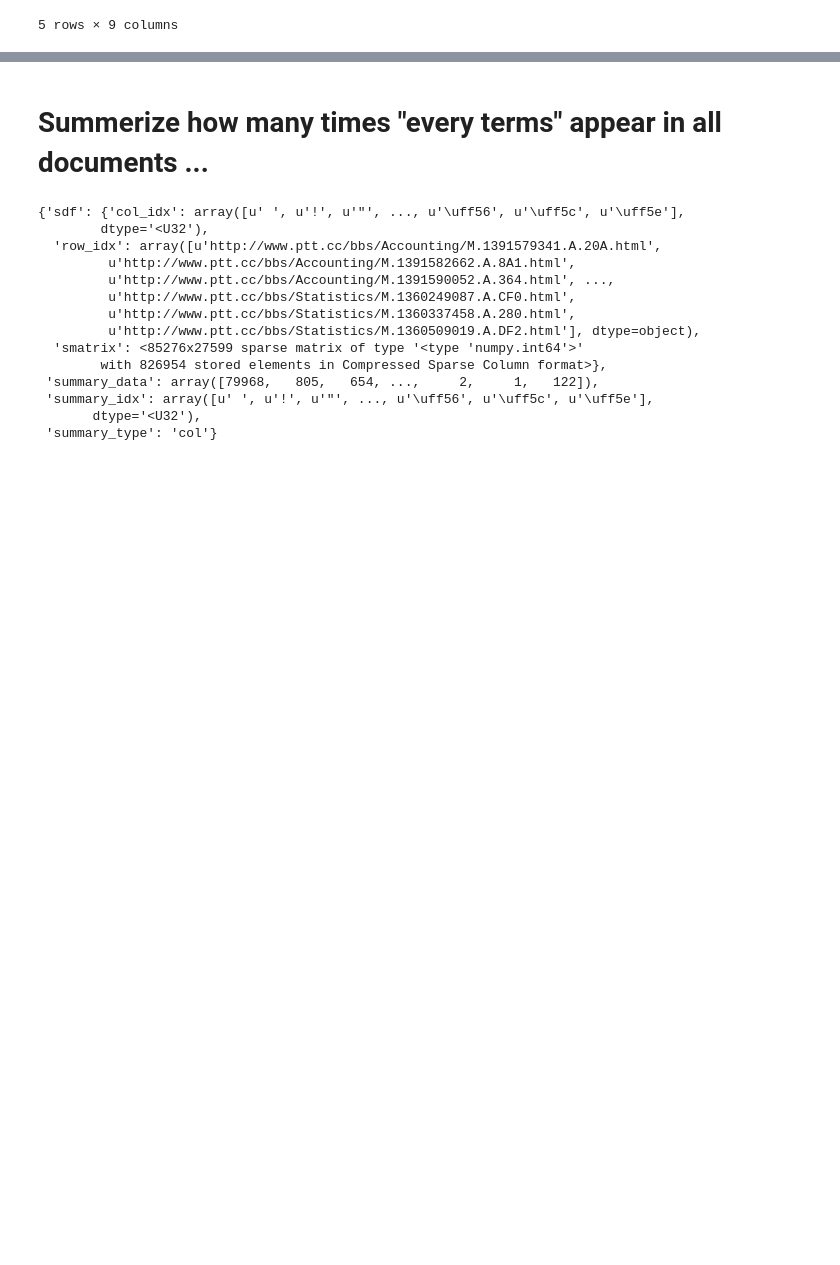
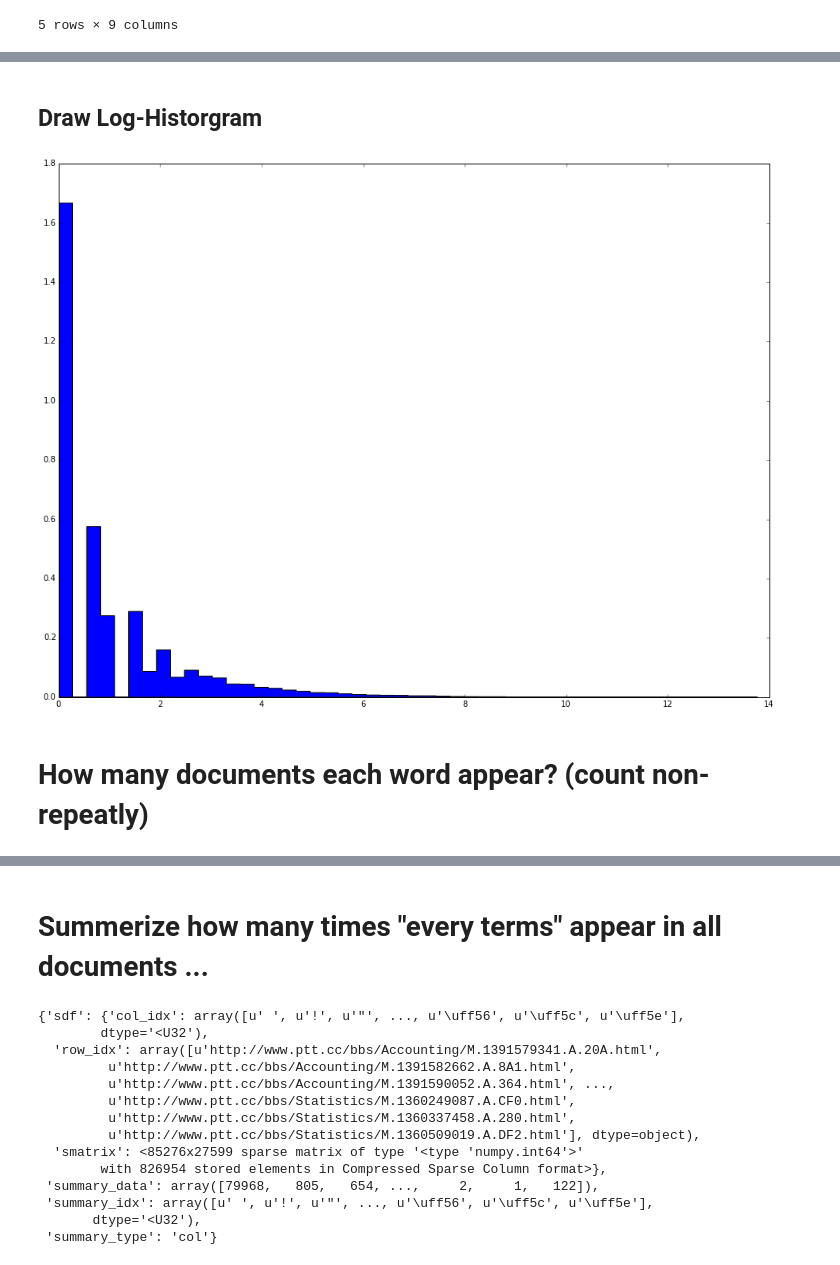
Before and after one commit to c3h3/PlaYnlp, a Jupyter notebook: ipynbs/HelloPlaYnlp_sdfs_sdtm_text2vec.ipynb, the cells around one changed output, grey strips where cells are left out. Cells and saved outputs as stored; diff of their text form; code cells hidden in the pictures; blank space fills up the shorter version.

```diff
--- a/ipynbs/HelloPlaYnlp_sdfs_sdtm_text2vec.ipynb
+++ b/ipynbs/HelloPlaYnlp_sdfs_sdtm_text2vec.ipynb
@@ -235,0 +367,9 @@ L0_norm_col_summarizer = lambda xx:xx.sign().sum(axis=0)
+# %% [markdown]
+## Draw Log-Historgram
+# %%
+n, bins, patches = pylab.hist(np.log(test_ptt_text_sdtm.summarize_sdf(L1_norm_col_summarizer)._data),
+                              50, normed=1, histtype='stepfilled')
+# %% [output]
+[figure, added]
+# %% [markdown]
+# How many documents each word appear? (count non-repeatly)
```
Also changed, not shown: parts of 48 cells of this notebook, 2 other files.
